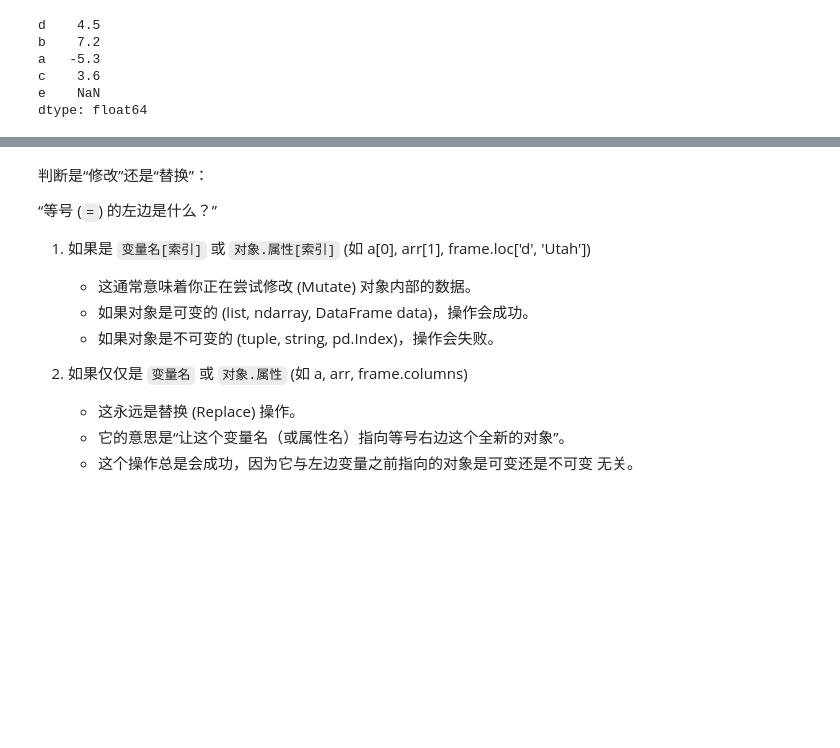
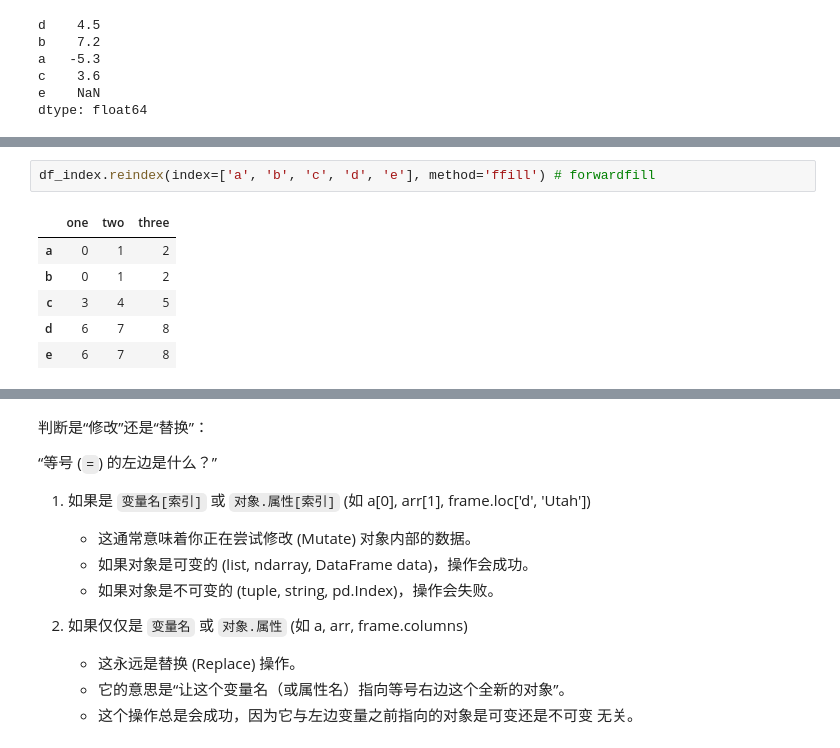
Before and after one commit to d0m999/python-basics-for-quant-trading, a Jupyter notebook: 5-start-pandas.ipynb, the cells around one changed output, grey strips where cells are left out. Saved outputs shown, nothing was run; the diff lists cells and outputs as text; blank space fills up the shorter version.

```diff
--- a/5-start-pandas.ipynb
+++ b/5-start-pandas.ipynb
@@ -548,0 +570,9 @@ dtype: float64
+# %%
+df_index.reindex(index=['a', 'b', 'c', 'd', 'e'], method='ffill') # forwardfill
+# %% [output]
+|  | one | two | three |
+| a | 0 | 1 | 2 |
+| b | 0 | 1 | 2 |
+| c | 3 | 4 | 5 |
+| d | 6 | 7 | 8 |
+| e | 6 | 7 | 8 |
```
Also changed, not shown: parts of 16 cells of this notebook.
